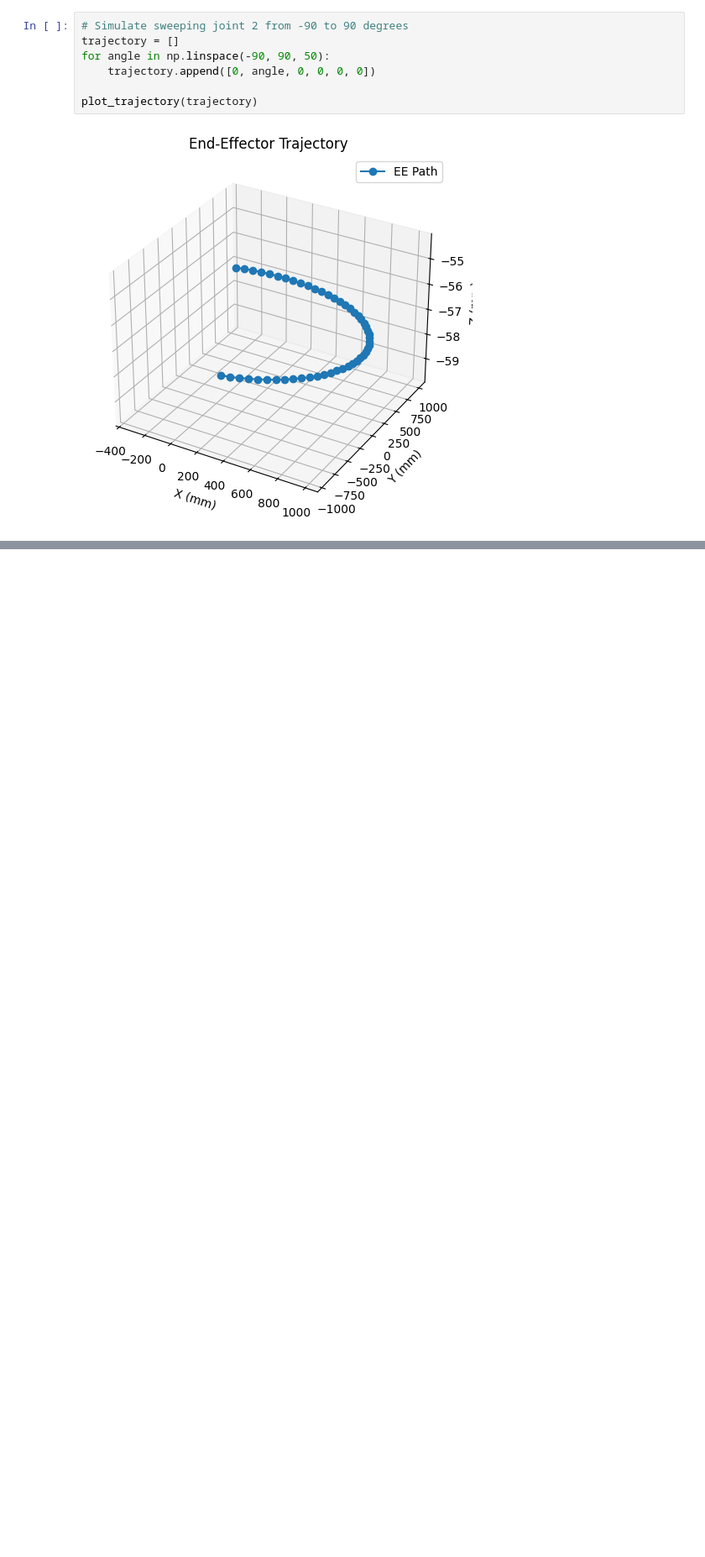
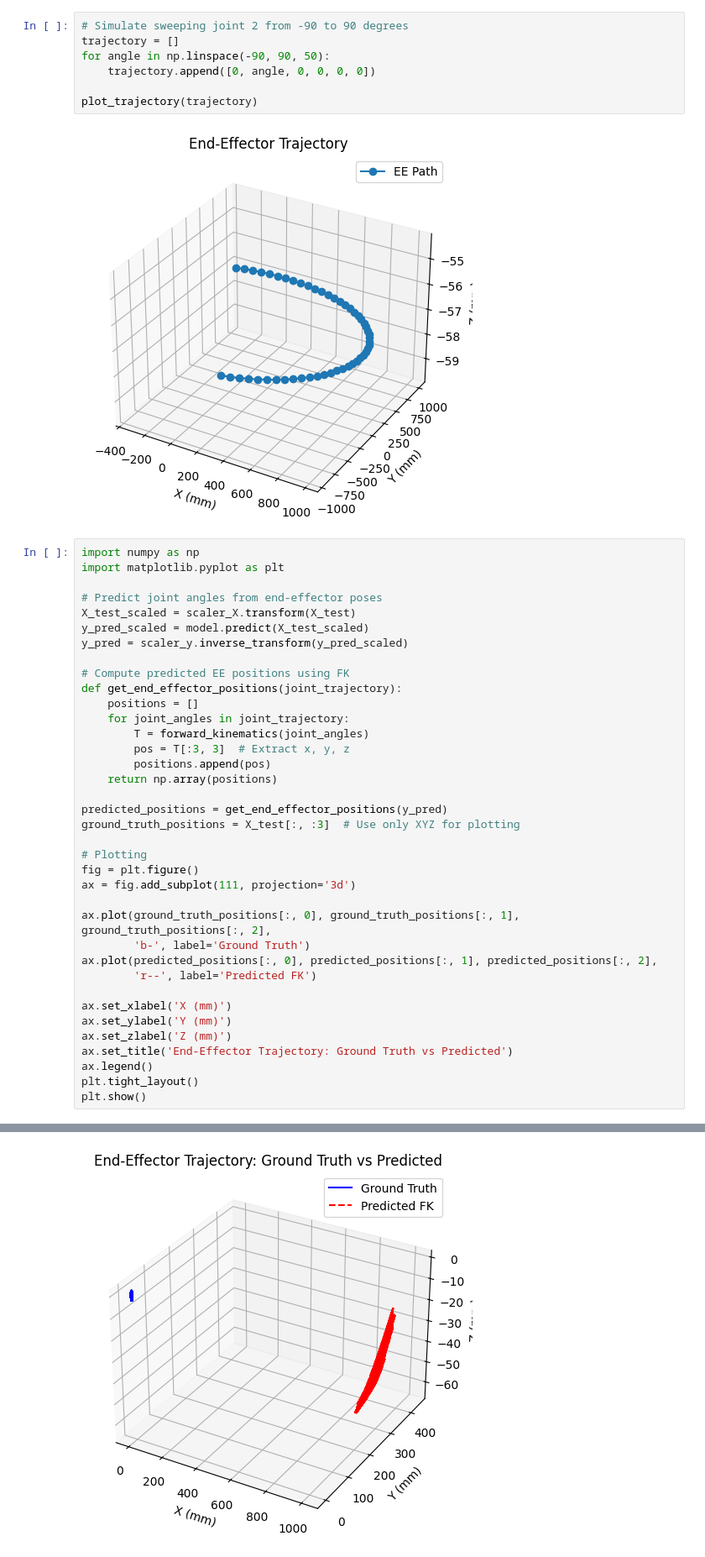
Before and after one commit to schaeffer-thom/ML-projects, a Jupyter notebook: IK_6dof.ipynb, the cells around one changed output, grey strips where cells are left out. Shown at 84% size. Drawn from its saved outputs; the diff is of its cells as text; blank space fills up the shorter version.

```diff
--- a/IK_6dof.ipynb
+++ b/IK_6dof.ipynb
@@ -151,3 +150,41 @@ for angle in np.linspace(-90, 90, 50):
 plot_trajectory(trajectory)
 # %% [output]
 [figure]
+# %%
+import numpy as np
+import matplotlib.pyplot as plt
+
+# Predict joint angles from end-effector poses
+X_test_scaled = scaler_X.transform(X_test)
+y_pred_scaled = model.predict(X_test_scaled)
+y_pred = scaler_y.inverse_transform(y_pred_scaled)
+
+# Compute predicted EE positions using FK
+def get_end_effector_positions(joint_trajectory):
+    positions = []
+    for joint_angles in joint_trajectory:
+        T = forward_kinematics(joint_angles)
+        pos = T[:3, 3]  # Extract x, y, z
+        positions.append(pos)
+    return np.array(positions)
+
+predicted_positions = get_end_effector_positions(y_pred)
+ground_truth_positions = X_test[:, :3]  # Use only XYZ for plotting
+
+# Plotting
+fig = plt.figure()
+ax = fig.add_subplot(111, projection='3d')
+
+ax.plot(ground_truth_positions[:, 0], ground_truth_positions[:, 1], ground_truth_positions[:, 2],
+        'b-', label='Ground Truth')
+ax.plot(predicted_positions[:, 0], predicted_positions[:, 1], predicted_positions[:, 2],
+        'r--', label='Predicted FK')
+
+ax.set_xlabel('X (mm)')
+ax.set_ylabel('Y (mm)')
+ax.set_zlabel('Z (mm)')
+ax.set_title('End-Effector Trajectory: Ground Truth vs Predicted')
+ax.legend()
+plt.tight_layout()
+plt.show()
+# %% [output]
@@ -153,0 +193 @@ plot_trajectory(trajectory)
+[figure, added]
```
Also changed, not shown: parts of 5 cells of this notebook.
